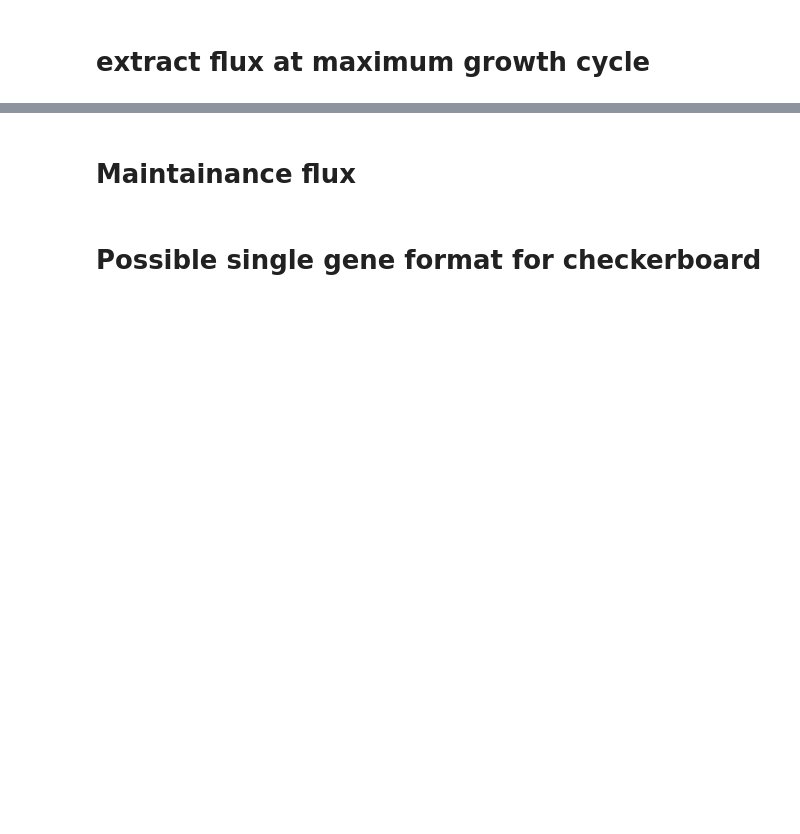
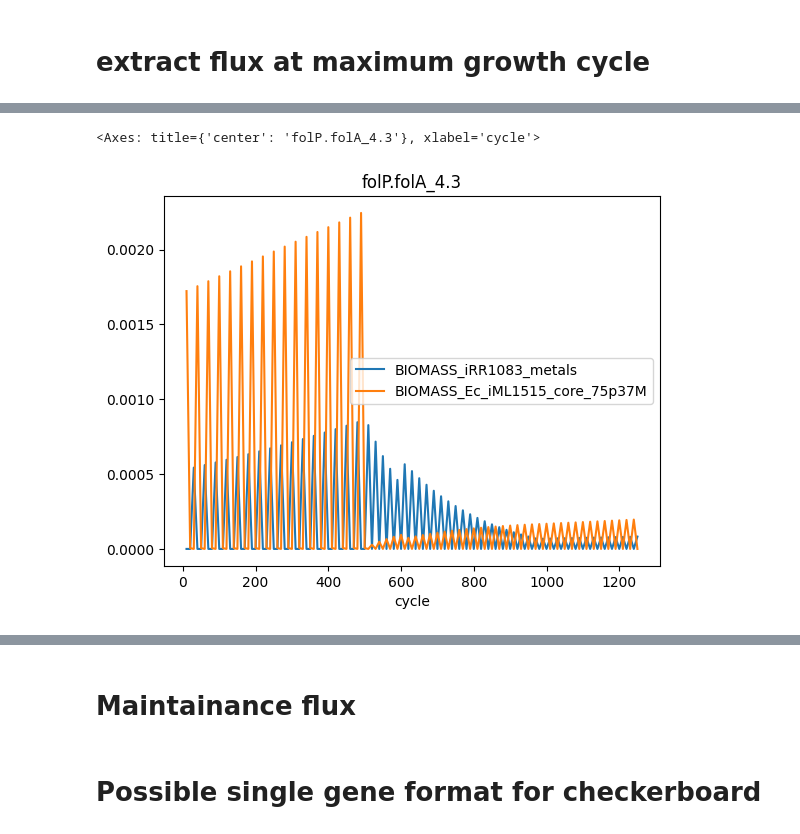
Before and after one commit to TFwongw/Harcombe_Lab, a Jupyter notebook: JupyterNotebook/checkerboard_flux_analysis.ipynb, the cells around one changed output, grey strips where cells are left out. Drawn from its saved outputs; the diff is of its cells as text; code cells hidden in the pictures; blank space fills up the shorter version.

Commit message:
checkerboard data analysis implementation, generation of reponse heatmap

```diff
--- a/JupyterNotebook/checkerboard_flux_analysis.ipynb
+++ b/JupyterNotebook/checkerboard_flux_analysis.ipynb
@@ -443,0 +909,9 @@ mono_flux_compare_df = get_flux_compare_df('monoculture_flux', mono_dict, desire
+# %%
+# key = 'folP.folA_4.3'
+# desired_cols = ['BIOMASS_Ec_iML1515_core_75p37M','BIOMASS_iRR1083_metals']
+# df1 = pd.DataFrame.from_dict(coculture_dict['S0_coculture_flux_SG'][key]).set_index('cycle')[[desired_cols[1]]]
+# df2 = pd.DataFrame.from_dict(coculture_dict['E0_coculture_flux_SG'][key]).set_index('cycle')[[desired_cols[0]]]
+pd.concat([df1, df2], axis=1).plot(title=key)
+# %% [output]
+<Axes: title={'center': 'folP.folA_4.3'}, xlabel='cycle'>
+[figure, added]
```
Also changed, not shown: parts of 44 cells of this notebook, 2 other files.
